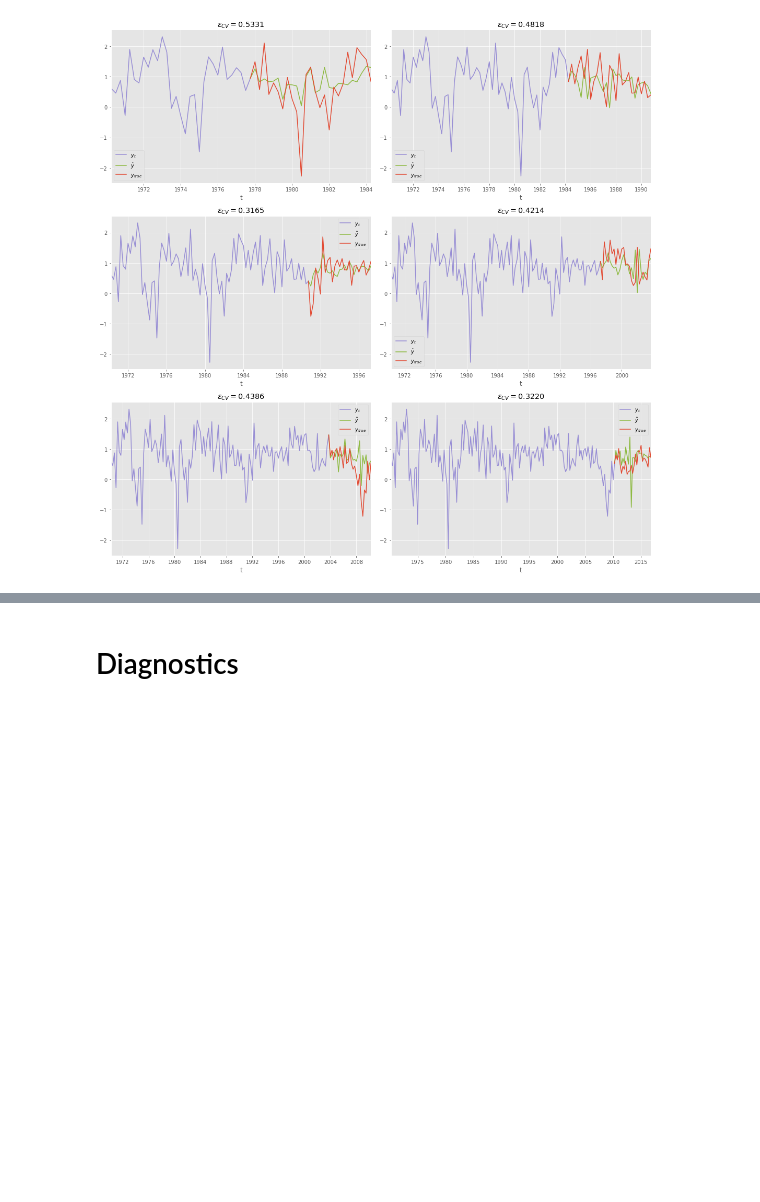
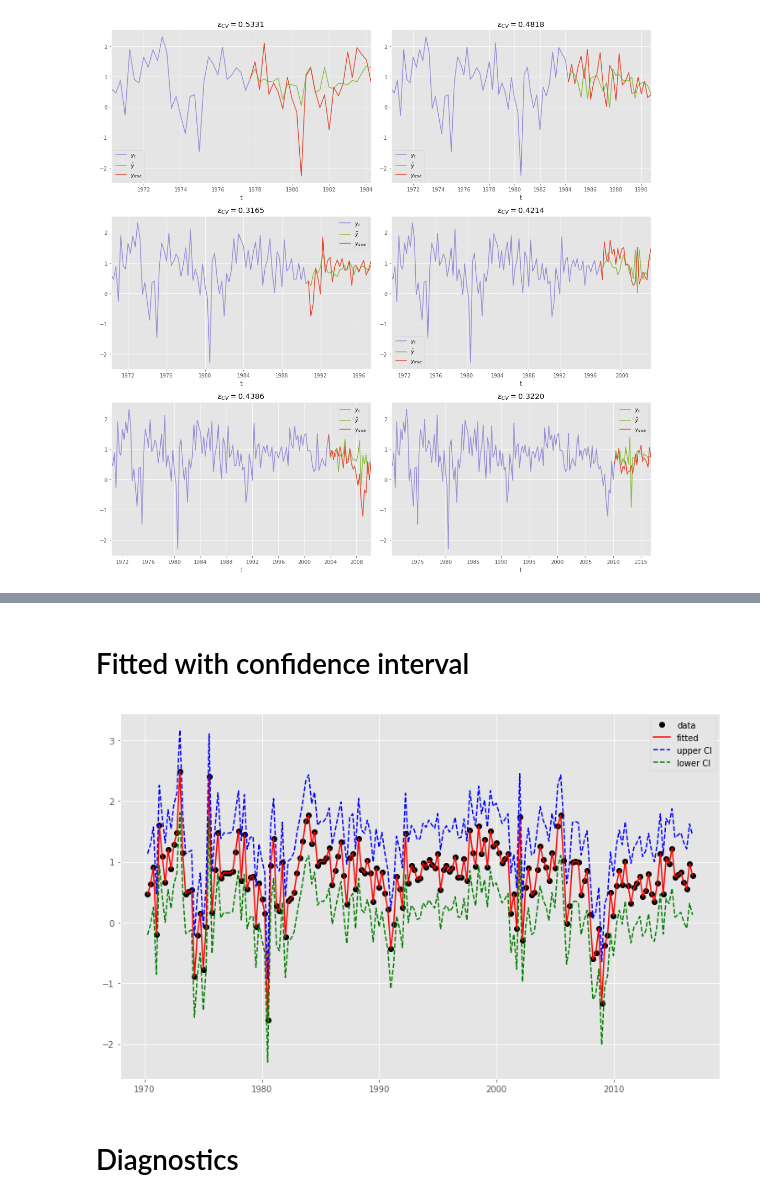
Before and after one commit to a4shubert/statslib, a Jupyter notebook: jupyter/Time Series Linear Model.ipynb, the cells around one changed output, grey strips where cells are left out. Cells and saved outputs as stored; diff of their text form; code cells hidden in the pictures; blank space fills up the shorter version.

```diff
--- a/jupyter/Time Series Linear Model.ipynb
+++ b/jupyter/Time Series Linear Model.ipynb
@@ -312,5 +332,5 @@ CV_error: 0.4189 +/- 0.0788
 # %%
-gc = stb.GeneralCalibrator(sm.OLS, dict(cov_type=''))
+gc = stb.GeneralCalibrator(sm.OLS, dict())
 
 nDM = deepcopy(DM)
 
@@ -344,2 +388,21 @@ Warnings:
+# %% [markdown]
+# Fitted with confidence interval
+# %%
+from statsmodels.sandbox.regression.predstd import wls_prediction_std
+
+prstd, iv_l, iv_u = wls_prediction_std(gm.fitted)
+
+fig, ax = plt.subplots(figsize=figsize)
+x = gm.y_hat.index
+y = gm.y_hat
+y_true =  DM.dm.loc[x]['y']
+ax.plot(x, y, 'ko', label="Data")
+# ax.plot(x, y_true, 'b-', label="True")
+ax.plot(x, gm.fitted.fittedvalues, 'r', label="Predicted")
+ax.plot(x, iv_u, 'b--')
+ax.plot(x, iv_l, 'g--')
+legend = ax.legend(['data','fitted', 'upper CI', 'lower CI'],loc="best")
+# %% [output]
+[figure, added]
 # %% [markdown]
 # Diagnostics
```
Also changed, not shown: parts of 24 cells of this notebook, 3 other files.
